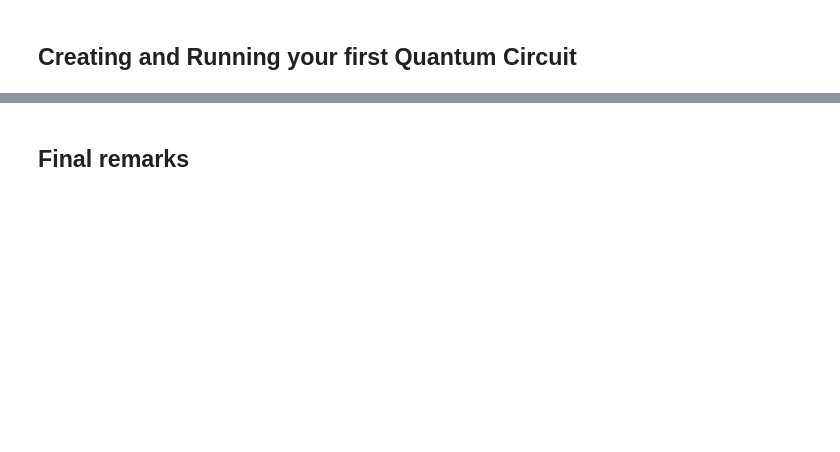
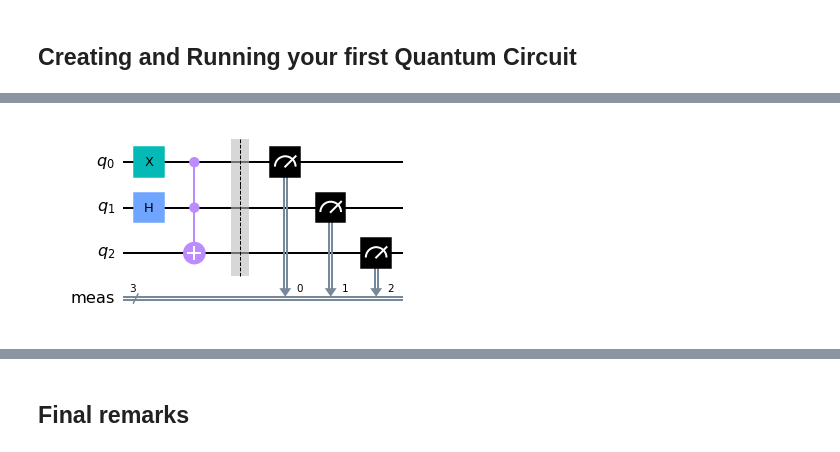
Before and after one commit to AnaNeri/20201218_talk, a Jupyter notebook: 20201218.ipynb, the cells around one changed output, grey strips where cells are left out. Saved outputs shown, nothing was run; the diff lists cells and outputs as text; code cells hidden in the pictures; blank space fills up the shorter version.

```diff
--- a/20201218.ipynb
+++ b/20201218.ipynb
@@ -131,0 +220,11 @@ In this webpage you have access to:
+# %%
+myqc = QuantumCircuit(3)
+
+myqc.x(0)
+myqc.h(1)
+myqc.ccx(0,1,2)
+myqc.measure_all()
+
+myqc.draw(output='mpl')
+# %% [output]
+[figure, added]
```
Also changed, not shown: parts of 42 cells of this notebook, 4 other files.
